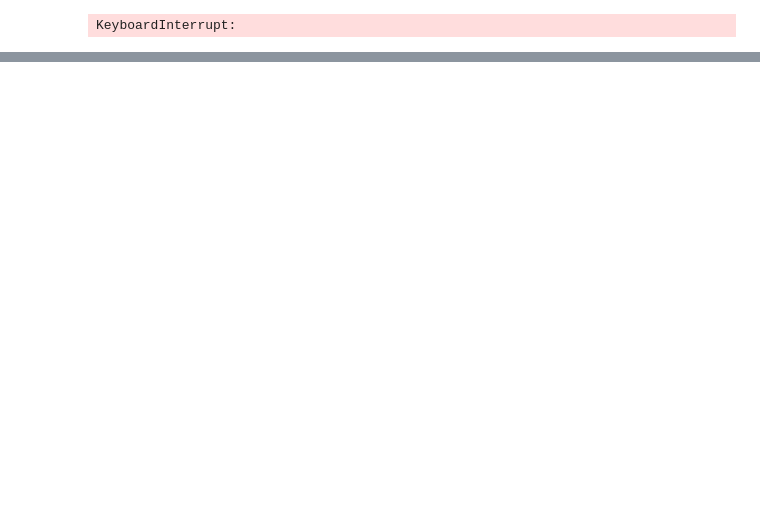
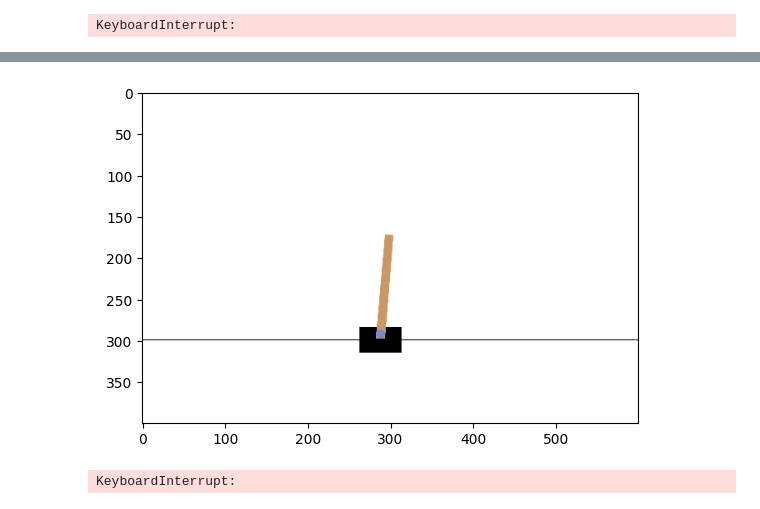
Before and after one commit to grubeben/194.077-Applied-Deep-Learning, a Jupyter notebook: discrete.ipynb, the cells around one changed output, grey strips where cells are left out. Cells and saved outputs as stored; diff of their text form; code cells hidden in the pictures; blank space fills up the shorter version.

```diff
--- a/discrete.ipynb
+++ b/discrete.ipynb
@@ -72,0 +164,7 @@ import a2cagent
+# %%
+best_session = train.Session(converged_reward_limit=195, specification="TEST_RUN", activation_function='mish', initializer='xavier', state_normalization=True,
+          batch_normalization=False, use_existing_policy=True, policy='pretrained/CartPole-v1_mish_normal_STATE_NORMALIZATION/')
+best_session.test(num_episodes=1)
+# %% [output]
+[figure, added]
+KeyboardInterrupt:
```
Also changed, not shown: parts of 21 cells of this notebook, 38 other files.
